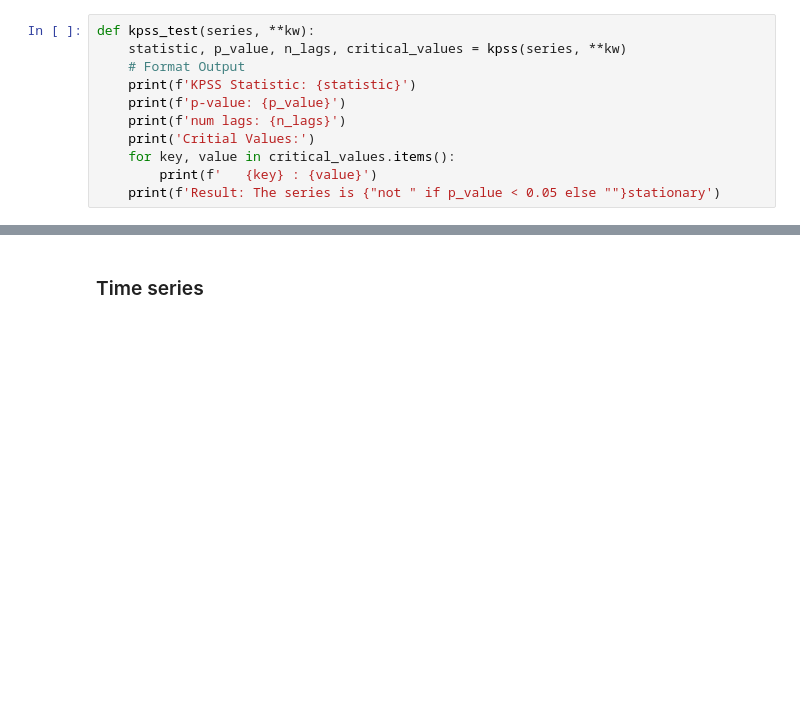
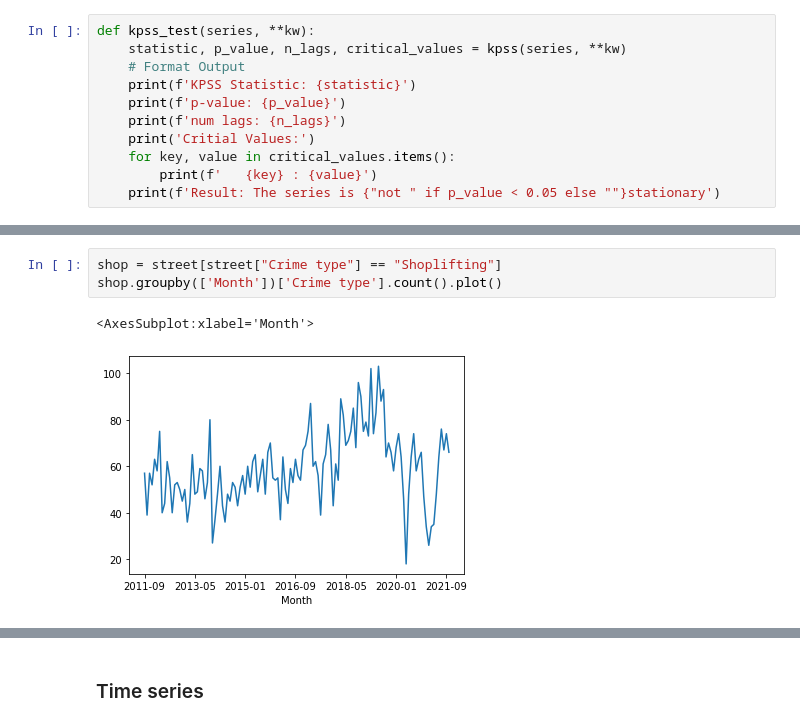
Before and after one commit to MoshaLangerak/Data_Challenge_2_Group_18, a Jupyter notebook: DC_2_FinalSubmit.ipynb, the cells around one changed output, grey strips where cells are left out. Drawn from its saved outputs; the diff is of its cells as text; blank space fills up the shorter version.

```diff
--- a/DC_2_FinalSubmit.ipynb
+++ b/DC_2_FinalSubmit.ipynb
@@ -313,0 +347,6 @@ NameError: name 'result' is not defined
+# %%
+shop = street[street["Crime type"] == "Shoplifting"]
+shop.groupby(['Month'])['Crime type'].count().plot()
+# %% [output]
+<AxesSubplot:xlabel='Month'>
+[figure, added]
```
Also changed, not shown: parts of 72 cells of this notebook, 1 other file.
